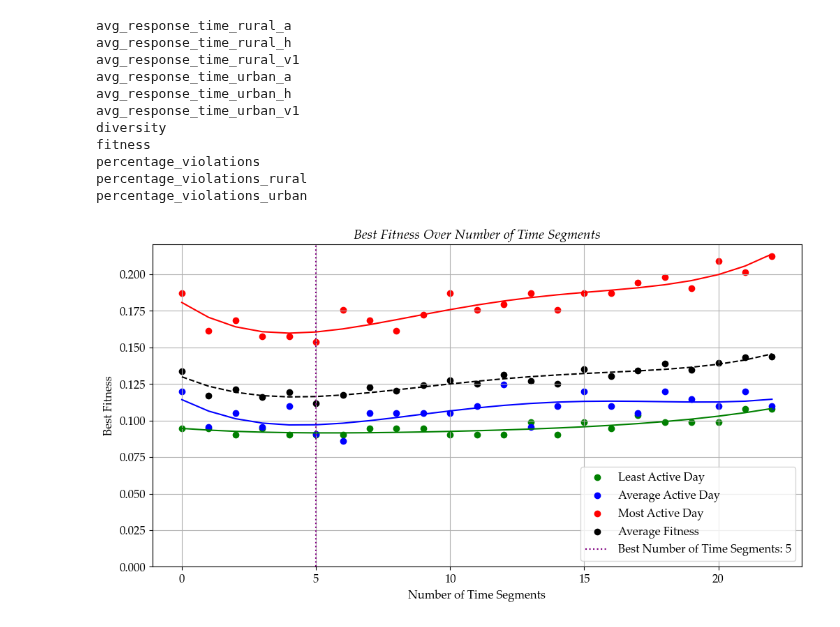
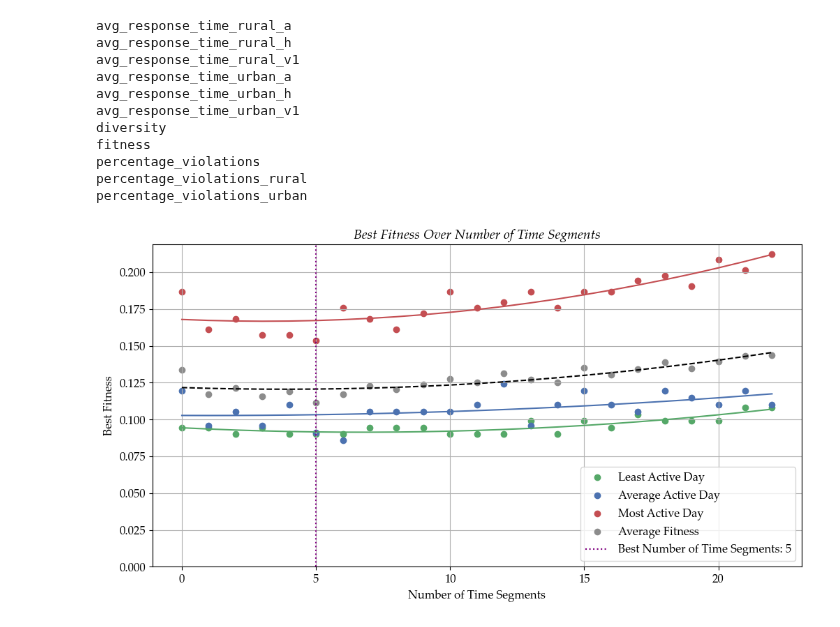
Before and after one commit to Emergency-Optimizers/Data-Processing, a Jupyter notebook: source/analysis/simulator/exp_2_ts.ipynb, the cells around one changed output. Drawn from its saved outputs; the diff is of its cells as text; code cells hidden in the pictures.

Commit message:
new colors

```diff
--- a/source/analysis/simulator/exp_2_ts.ipynb
+++ b/source/analysis/simulator/exp_2_ts.ipynb
@@ -24,7 +25,7 @@ import numpy as np
 # %%
 FOLDER_NAMES = ["ex_2_least_GA", "ex_2_avg_GA", "ex_2_most_GA"]
 LABELS = ["Least Active Day", "Average Active Day", "Most Active Day"]
-COLORS = ["green", "blue", "red"]
+COLORS = [sns.color_palette("deep")[2], sns.color_palette("deep")[0], sns.color_palette("deep")[3]]
 
 FOLDER_PATH = os.path.join(os.path.dirname(constants.PROJECT_DIRECTORY_PATH), "Simulator", "data")
 # %% [markdown]
@@ -61,7 +62,7 @@ def plot_fitness_for_objects(datasets, degree=2):
     # Calculate and plot the average fitness per time segment
     fitness = [sum(f) / len(f) for f in zip(*all_fitness)]
     time_segments = list(range(len(fitness)))
-    plt.scatter(time_segments, fitness, color="black", label='Average Fitness')
+    plt.scatter(time_segments, fitness, color=sns.color_palette("deep")[7], label='Average Fitness')
 
     coeffs = np.polyfit(time_segments, fitness, degree)
     polynomial = np.poly1d(coeffs)
@@ -69,7 +70,7 @@ def plot_fitness_for_objects(datasets, degree=2):
 
     # Determine the best overall time segment
     best_time_segment = fitness.index(min(fitness))
-    plt.axvline(x=best_time_segment, color='purple', linestyle=':', label=f'Best Number of Time Segments: {best_time_segment}')
+    plt.axvline(x=best_time_segment, color='purple', linestyle='-.', label=f'Best Number of Time Segments: {best_time_segment}')
 
     plt.xlabel('Number of Time Segments')
     plt.ylabel('Best Fitness')
@@ -102,6 +103,6 @@ percentage_violations
 percentage_violations_rural
 percentage_violations_urban
 # %%
-plot_fitness_for_objects(datasets, degree=4)
+plot_fitness_for_objects(datasets, degree=2)
 # %% [output]
-[figure, old version]
+[figure, new version]
```
Also changed, not shown: parts of 1 cell of this notebook, 2 other files.
